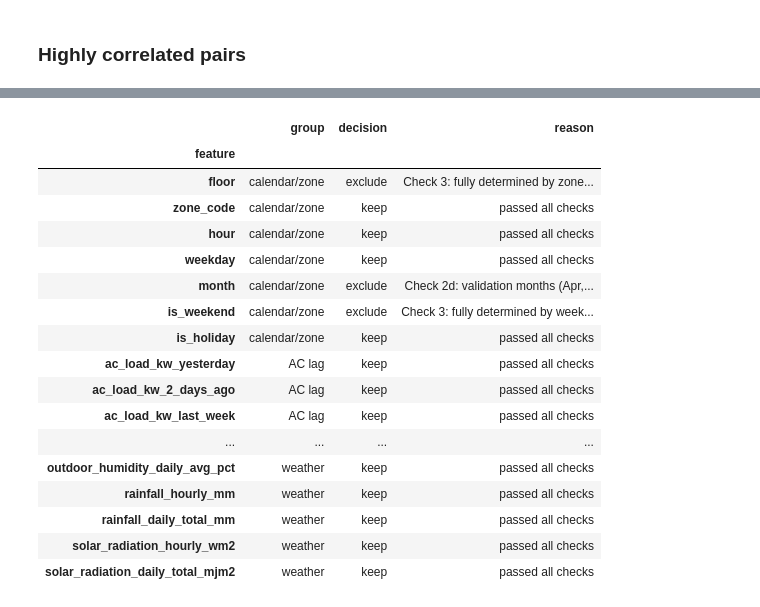
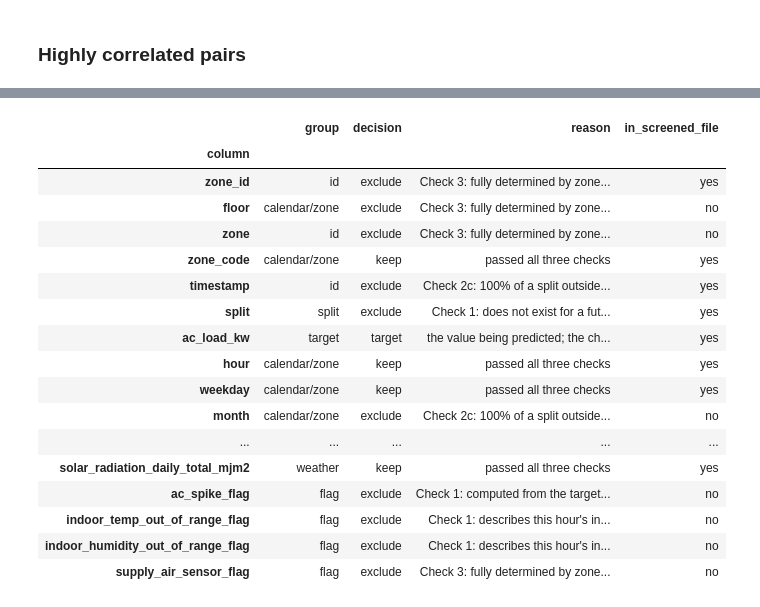
Before and after one commit to rionang2024/is4001, a Jupyter notebook: Qn_B/Feature Selection/feature_selection.ipynb, the cells around one changed output, grey strips where cells are left out. Saved outputs shown, nothing was run; the diff lists cells and outputs as text; code cells hidden in the pictures.

```diff
--- a/Qn_B/Feature Selection/feature_selection.ipynb
+++ b/Qn_B/Feature Selection/feature_selection.ipynb
@@ -292,12 +313,17 @@ display(coverage[coverage["rows_not_covered_%"].gt(0)])
 # %%
-corr = train_s[FEATURES].corr(method="spearman")
+NUMERIC = [c for c in AFTER_CHECK2 if pd.api.types.is_numeric_dtype(screened[c])]
+non_numeric = [c for c in AFTER_CHECK2 if c not in NUMERIC]
+print(f"Correlation runs on {len(NUMERIC)} numeric columns; "
+      f"{non_numeric} are text and are covered by the determinism test instead.")
+
+corr = train_s[NUMERIC].corr(method="spearman")
 
 fig, ax = plt.subplots(figsize=(15, 12.5))
 mask = np.triu(np.ones_like(corr, dtype=bool), k=1)                  # show each pair once
 img = ax.imshow(np.ma.masked_where(mask, corr), cmap="RdBu_r", vmin=-1, vmax=1)
-ax.set_xticks(range(len(FEATURES)), FEATURES, rotation=90)
-ax.set_yticks(range(len(FEATURES)), FEATURES)
-for i in range(len(FEATURES)):
+ax.set_xticks(range(len(NUMERIC)), NUMERIC, rotation=45, ha="right", rotation_mode="anchor")
+ax.set_yticks(range(len(NUMERIC)), NUMERIC)
+for i in range(len(NUMERIC)):
     for j in range(i + 1):
         r = corr.iat[i, j]
         if i != j and abs(r) >= 0.3:
@@ -305,8 +331,8 @@ for i in range(len(FEATURES)):
                     color="white" if abs(r) >= 0.7 else "black",
                     fontweight="bold" if abs(r) >= CORRELATED_R else "normal")
 fig.colorbar(img, ax=ax, shrink=0.7, label="Spearman r")
-ax.set_title(f"Spearman correlation between candidate features (training data, all features, before dropping)\n"
-             f"values shown where |r| ≥ 0.3; bold where |r| ≥ {CORRELATED_R}")
+ax.set_title(f"Spearman correlation between the columns reaching Check 3 (training data, before dropping)\n"
+             f"values shown where |r| >= 0.3; bold where |r| >= {CORRELATED_R}")
 plt.tight_layout()
 plt.show()
 # %% [output]
@@ -382,41 +434,48 @@ A feature is **excluded** if it failed a check that no model can fix: it is leak
 # %%
-EXCLUDE = {
-    "month": "Check 2d: validation months (Apr, Aug, Dec) never appear in training",
-    "floor": "Check 3: fully determined by zone_code (r = 0.99)",
-    "is_weekend": "Check 3: fully determined by weekday (weekday >= 5)",
-}
-over_missing = missing.index[missing.train.gt(MAX_MISSING_PCT)].tolist()
-near_constant = constant.index[constant["top_value_%"].gt(MAX_TOP_VALUE_PCT)].tolist()
-EXCLUDE.update({c: f"Check 2a: {missing.train[c]:.0f}% missing in training" for c in over_missing})
-EXCLUDE.update({c: f"Check 2c: one value covers {constant.loc[c, 'top_value_%']:.0f}% of rows" for c in near_constant})
+ESSENTIAL = ["zone_id", "timestamp", "split", "is_operating_hours", TARGET]
+KEPT = AFTER_CHECK3
+
+REASONS = {TARGET: "the value being predicted; the checks exist to protect it"}
+REASONS.update({c: f"Check 1: {r}" for c, r in LEAKY.items()})
+REASONS.update(EXCLUDE_CHECK2)
+REASONS.update(EXCLUDE_CHECK3)
 
 decision = pd.DataFrame({
-    "group": pd.Series(GROUP),
-    "decision": ["exclude" if c in EXCLUDE else "keep" for c in GROUP],
-    "reason": [EXCLUDE.get(c, "passed all checks") for c in GROUP],
-}).loc[FEATURES].rename_axis("feature")
+    "column": dictionary.column,
+    "group": [GROUP.get(c, "target") for c in dictionary.column],
+    "decision": [("target" if c == TARGET else "keep" if c in KEPT else "exclude")
+                 for c in dictionary.column],
+    "reason": [REASONS.get(c, "passed all three checks") for c in dictionary.column],
+    "in_screened_file": ["yes" if c in ESSENTIAL or c in KEPT else "no" for c in dictionary.column],
+}).set_index("column")
 
-display(decision.style.map(lambda v: "color: #C44E52; font-weight: bold" if v == "exclude" else "",
+assert len(decision) == len(dictionary), "every column must appear exactly once"
+assert set(decision.index[decision.decision.eq("keep")]) == set(KEPT)
+
+display(decision.style.map(lambda v: {"exclude": "color: #C44E52; font-weight: bold",
+                                      "target": "color: #4C72B0; font-weight: bold"}.get(v, ""),
                            subset=["decision"]))
 print(decision.decision.value_counts().to_string())
+print(f"\nWritten to the saved dataset: {(decision.in_screened_file == 'yes').sum()} columns "
+      f"({len(ESSENTIAL)} needed to run the models + {len(KEPT)} features)")
 # %% [output]
-|  | group | decision | reason |
-| feature |  |  |  |
-| floor | calendar/zone | exclude | Check 3: fully determined by zone... |
-| zone_code | calendar/zone | keep | passed all checks |
-| hour | calendar/zone | keep | passed all checks |
-| weekday | calendar/zone | keep | passed all checks |
-| month | calendar/zone | exclude | Check 2d: validation months (Apr,... |
-| is_weekend | calendar/zone | exclude | Check 3: fully determined by week... |
-| is_holiday | calendar/zone | keep | passed all checks |
-| ac_load_kw_yesterday | AC lag | keep | passed all checks |
-| ac_load_kw_2_days_ago | AC lag | keep | passed all checks |
-| ac_load_kw_last_week | AC lag | keep | passed all checks |
-| ... | ... | ... | ... |
-| outdoor_humidity_daily_avg_pct | weather | keep | passed all checks |
-| rainfall_hourly_mm | weather | keep | passed all checks |
-| rainfall_daily_total_mm | weather | keep | passed all checks |
-| solar_radiation_hourly_wm2 | weather | keep | passed all checks |
-| solar_radiation_daily_total_mjm2 | weather | keep | passed all checks |
+|  | group | decision | reason | in_screened_file |
+| column |  |  |  |  |
+| zone_id | id | exclude | Check 3: fully determined by zone... | yes |
+| floor | calendar/zone | exclude | Check 3: fully determined by zone... | no |
+| zone | id | exclude | Check 3: fully determined by zone... | no |
+| zone_code | calendar/zone | keep | passed all three checks | yes |
+| timestamp | id | exclude | Check 2c: 100% of a split outside... | yes |
+| split | split | exclude | Check 1: does not exist for a fut... | yes |
+| ac_load_kw | target | target | the value being predicted; the ch... | yes |
+| hour | calendar/zone | keep | passed all three checks | yes |
+| weekday | calendar/zone | keep | passed all three checks | yes |
+| month | calendar/zone | exclude | Check 2c: 100% of a split outside... | no |
+| ... | ... | ... | ... | ... |
+| solar_radiation_daily_total_mjm2 | weather | keep | passed all three checks | yes |
+| ac_spike_flag | flag | exclude | Check 1: computed from the target... | no |
+| indoor_temp_out_of_range_flag | flag | exclude | Check 1: describes this hour's in... | no |
+| indoor_humidity_out_of_range_flag | flag | exclude | Check 1: describes this hour's in... | no |
+| supply_air_sensor_flag | flag | exclude | Check 3: fully determined by zone... | no |
 decision
 keep       21
```
Also changed, not shown: parts of 28 cells of this notebook, 4 other files.
